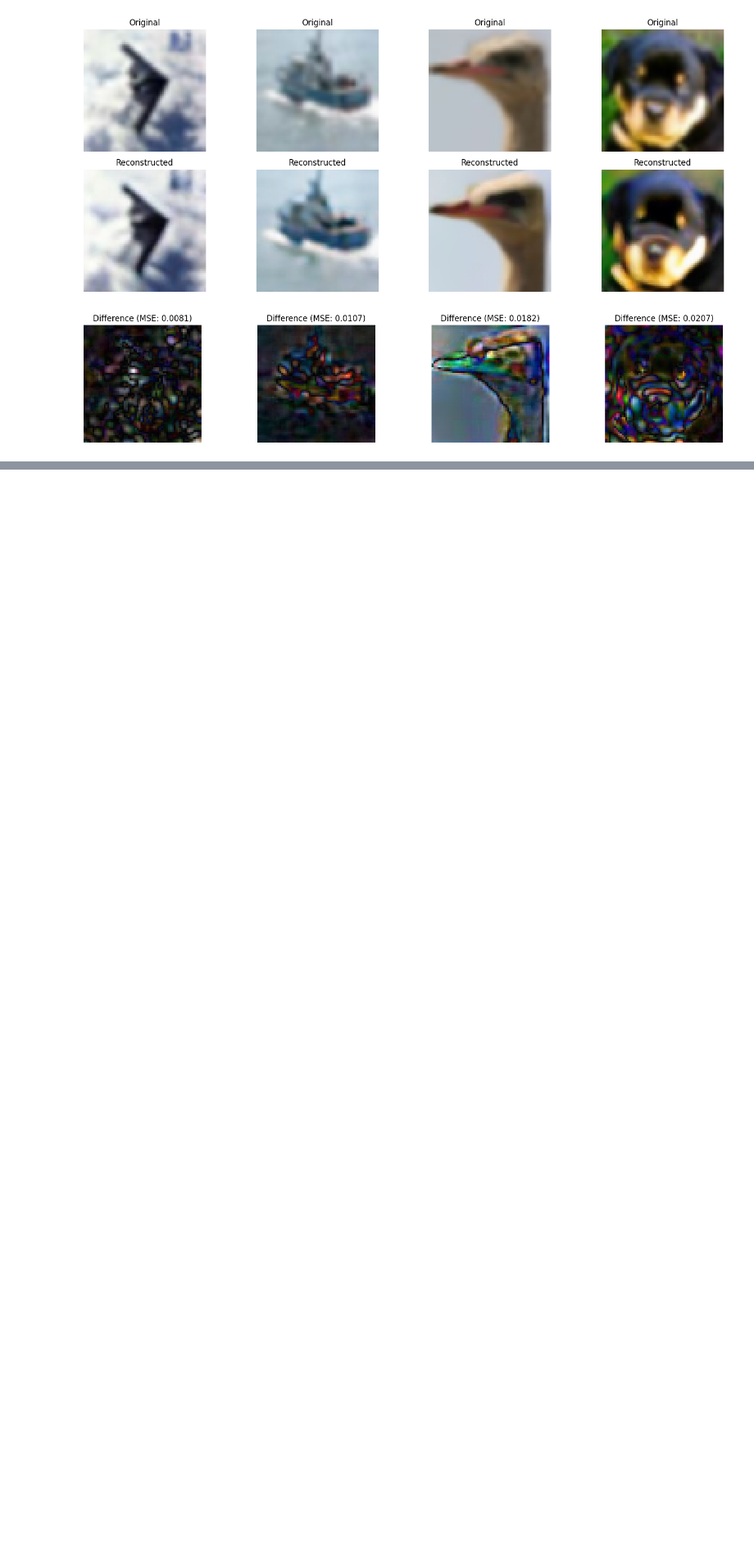
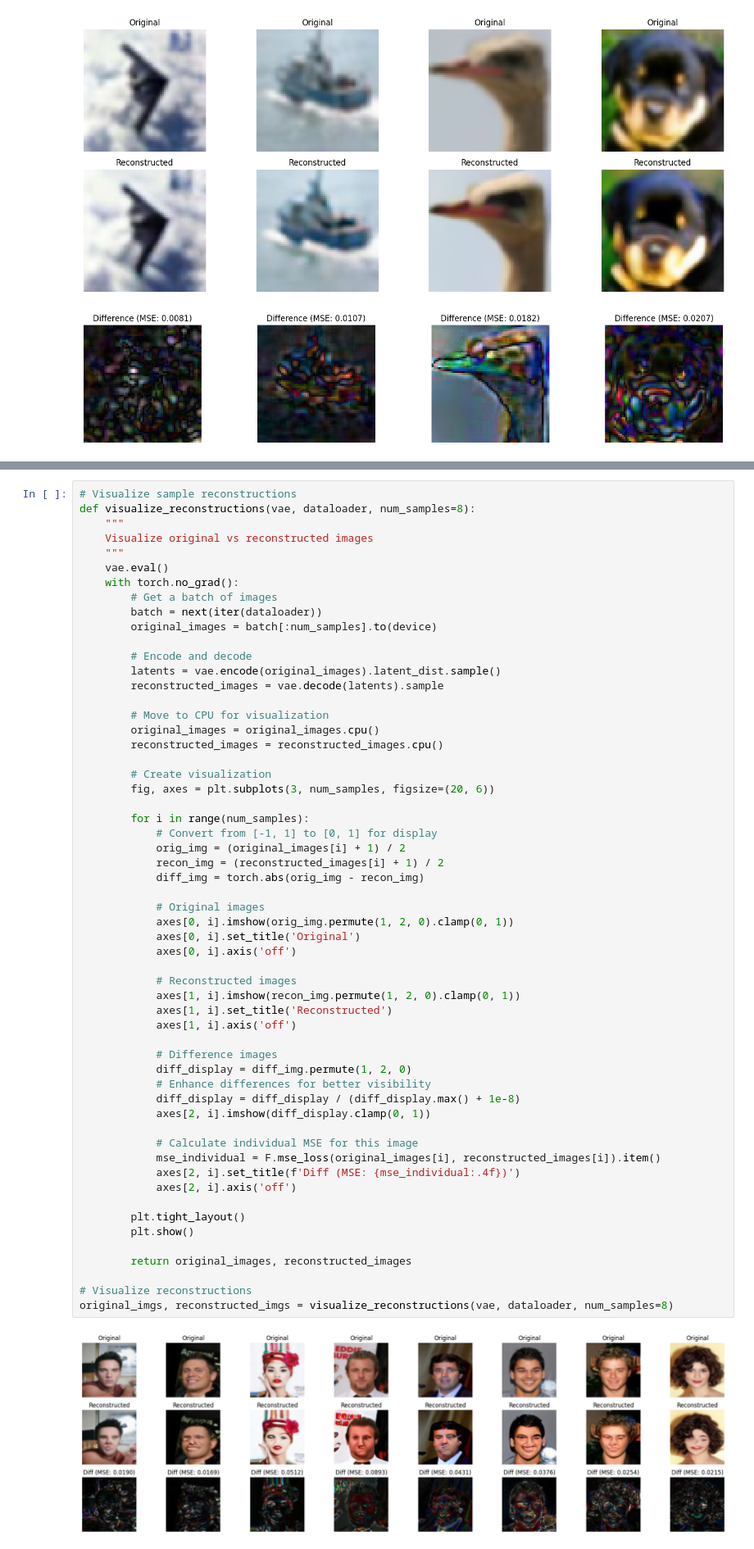
Before and after one commit to Andydiantu/Low_Rank_Generative_Models, a Jupyter notebook: notebooks/test_vae.ipynb, the cells around one changed output, grey strips where cells are left out. Shown at 82% size. Drawn from its saved outputs; the diff is of its cells as text; blank space fills up the shorter version.

```diff
--- a/notebooks/test_vae.ipynb
+++ b/notebooks/test_vae.ipynb
@@ -95,0 +308,59 @@ plt.show()
+# %%
+# Visualize sample reconstructions
+def visualize_reconstructions(vae, dataloader, num_samples=8):
+    """
+    Visualize original vs reconstructed images
+    """
+    vae.eval()
+    with torch.no_grad():
+        # Get a batch of images
+        batch = next(iter(dataloader))
+        original_images = batch[:num_samples].to(device)
+
+        # Encode and decode
+        latents = vae.encode(original_images).latent_dist.sample()
+        reconstructed_images = vae.decode(latents).sample
+
+        # Move to CPU for visualization
+        original_images = original_images.cpu()
+        reconstructed_images = reconstructed_images.cpu()
+
+        # Create visualization
+        fig, axes = plt.subplots(3, num_samples, figsize=(20, 6))
+
+        for i in range(num_samples):
+            # Convert from [-1, 1] to [0, 1] for display
+            orig_img = (original_images[i] + 1) / 2
+            recon_img = (reconstructed_images[i] + 1) / 2
+            diff_img = torch.abs(orig_img - recon_img)
+
+            # Original images
+            axes[0, i].imshow(orig_img.permute(1, 2, 0).clamp(0, 1))
+            axes[0, i].set_title('Original')
+            axes[0, i].axis('off')
+
+            # Reconstructed images
+            axes[1, i].imshow(recon_img.permute(1, 2, 0).clamp(0, 1))
+            axes[1, i].set_title('Reconstructed')
+            axes[1, i].axis('off')
+
+            # Difference images
+            diff_display = diff_img.permute(1, 2, 0)
+            # Enhance differences for better visibility
+            diff_display = diff_display / (diff_display.max() + 1e-8)
+            axes[2, i].imshow(diff_display.clamp(0, 1))
+
+            # Calculate individual MSE for this image
+            mse_individual = F.mse_loss(original_images[i], reconstructed_images[i]).item()
+            axes[2, i].set_title(f'Diff (MSE: {mse_individual:.4f})')
+            axes[2, i].axis('off')
+
+        plt.tight_layout()
+        plt.show()
+
+        return original_images, reconstructed_images
+
+# Visualize reconstructions
+original_imgs, reconstructed_imgs = visualize_reconstructions(vae, dataloader, num_samples=8)
+# %% [output]
+[figure, added]
```
Also changed, not shown: parts of 12 cells of this notebook.
